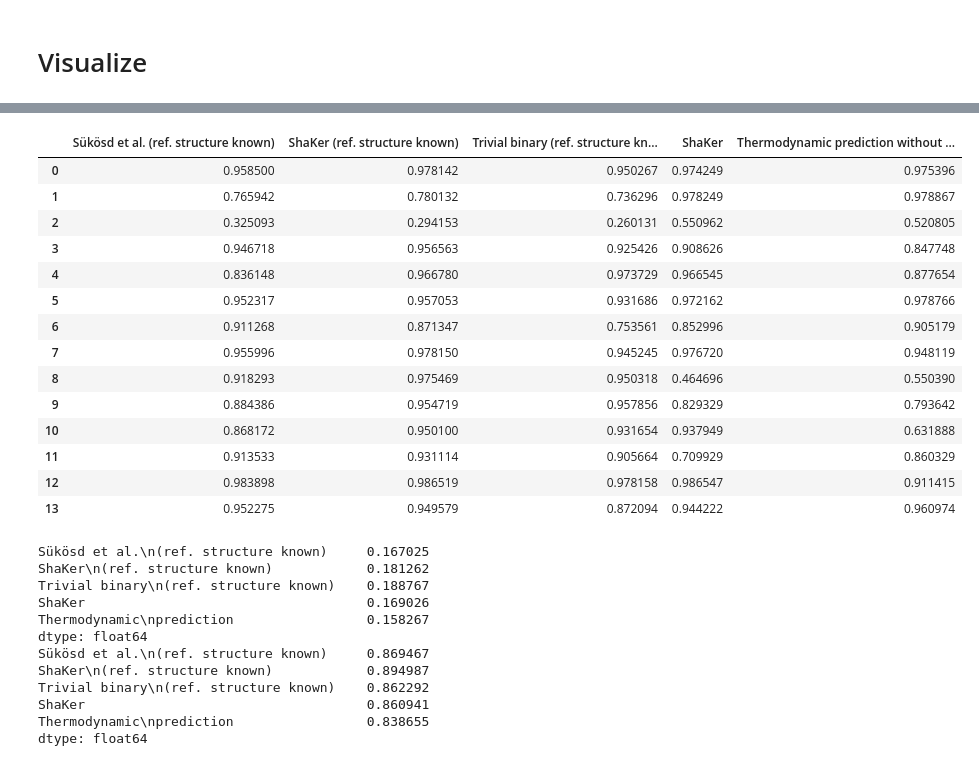
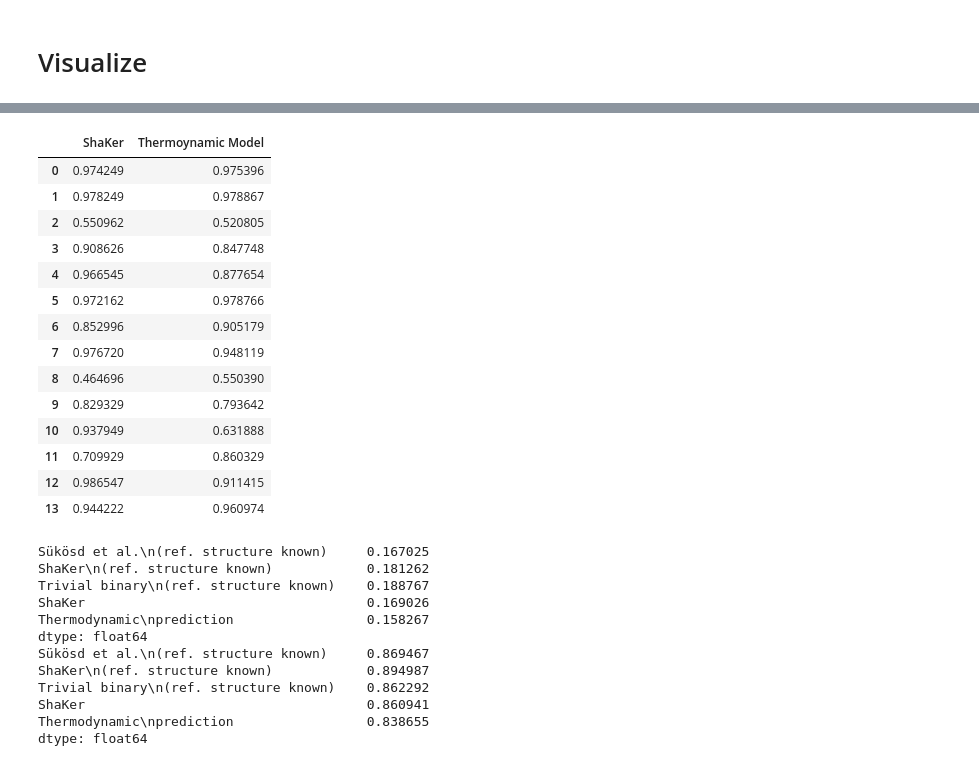
Before and after one commit to BackofenLab/ShaKer, a Jupyter notebook: notebooks/03_accessibility.ipynb, the cells around one changed output, grey strips where cells are left out. Saved outputs shown, nothing was run; the diff lists cells and outputs as text; code cells hidden in the pictures.

```diff
--- a/notebooks/03_accessibility.ipynb
+++ b/notebooks/03_accessibility.ipynb
@@ -142,23 +145,27 @@ update_title_pos
 # %%
+import pandas as pd
 zzz = pd.read_csv("access_PAPER.csv")
 del zzz["asd"]
+del zzz["suko_ref"]
+del zzz["shaker_ref"]
+del zzz["triv_ref"]
 zzz
 # %% [output]
-|  | Sükösd et al. (ref. structure known) | ShaKer (ref. structure known) | Trivial binary (ref. structure kn... | ShaKer | Thermodynamic prediction without ... |
-| 0 | 0.958500 | 0.978142 | 0.950267 | 0.974249 | 0.975396 |
-| 1 | 0.765942 | 0.780132 | 0.736296 | 0.978249 | 0.978867 |
-| 2 | 0.325093 | 0.294153 | 0.260131 | 0.550962 | 0.520805 |
-| 3 | 0.946718 | 0.956563 | 0.925426 | 0.908626 | 0.847748 |
-| 4 | 0.836148 | 0.966780 | 0.973729 | 0.966545 | 0.877654 |
-| 5 | 0.952317 | 0.957053 | 0.931686 | 0.972162 | 0.978766 |
-| 6 | 0.911268 | 0.871347 | 0.753561 | 0.852996 | 0.905179 |
-| 7 | 0.955996 | 0.978150 | 0.945245 | 0.976720 | 0.948119 |
-| 8 | 0.918293 | 0.975469 | 0.950318 | 0.464696 | 0.550390 |
-| 9 | 0.884386 | 0.954719 | 0.957856 | 0.829329 | 0.793642 |
-| 10 | 0.868172 | 0.950100 | 0.931654 | 0.937949 | 0.631888 |
-| 11 | 0.913533 | 0.931114 | 0.905664 | 0.709929 | 0.860329 |
-| 12 | 0.983898 | 0.986519 | 0.978158 | 0.986547 | 0.911415 |
-| 13 | 0.952275 | 0.949579 | 0.872094 | 0.944222 | 0.960974 |
+|  | ShaKer | Thermoynamic Model |
+| 0 | 0.974249 | 0.975396 |
+| 1 | 0.978249 | 0.978867 |
+| 2 | 0.550962 | 0.520805 |
+| 3 | 0.908626 | 0.847748 |
+| 4 | 0.966545 | 0.877654 |
+| 5 | 0.972162 | 0.978766 |
+| 6 | 0.852996 | 0.905179 |
+| 7 | 0.976720 | 0.948119 |
+| 8 | 0.464696 | 0.550390 |
+| 9 | 0.829329 | 0.793642 |
+| 10 | 0.937949 | 0.631888 |
+| 11 | 0.709929 | 0.860329 |
+| 12 | 0.986547 | 0.911415 |
+| 13 | 0.944222 | 0.960974 |
 # %%
 data4=pandas.DataFrame(data2, index=index).T
 print data4.std(axis=0)
```
Also changed, not shown: parts of 2 cells of this notebook, 3 other files.
